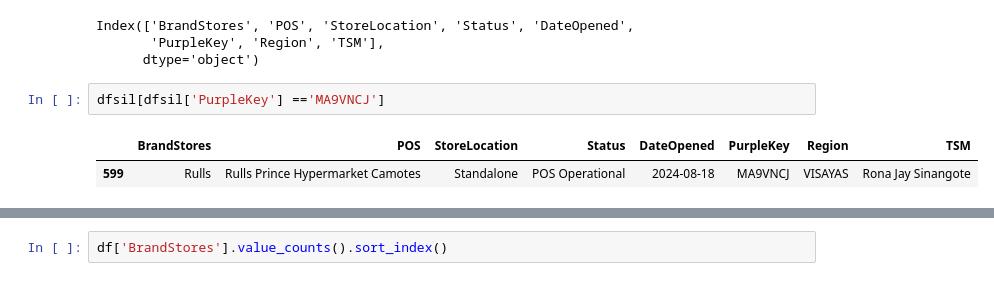
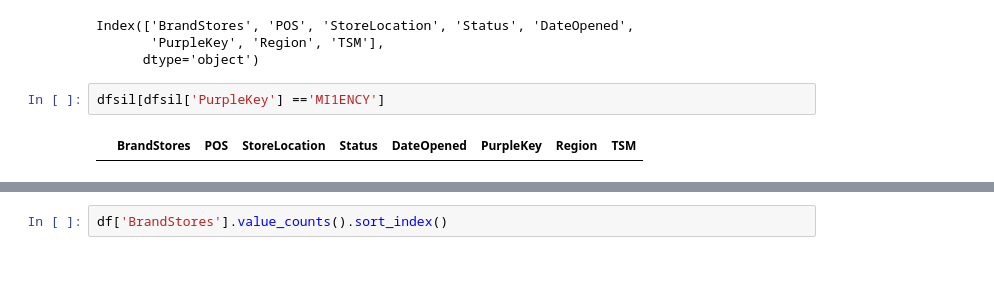
Before and after one commit to dchakroborti-tonik/POS_Addition, a Jupyter notebook: Notebook/Pos_mapping_new.ipynb, the cells around one changed output, grey strips where cells are left out. Saved outputs shown, nothing was run; the diff lists cells and outputs as text.

```diff
--- a/Notebook/Pos_mapping_new.ipynb
+++ b/Notebook/Pos_mapping_new.ipynb
@@ -277,10 +234,9 @@ Index(['BrandStores', 'POS', 'StoreLocation', 'Status', 'DateOpened',
        'PurpleKey', 'Region', 'TSM'],
       dtype='object')
 # %%
-dfsil[dfsil['PurpleKey'] =='MA9VNCJ']
+dfsil[dfsil['PurpleKey'] =='MI1ENCY']
 # %% [output]
 |  | BrandStores | POS | StoreLocation | Status | DateOpened | PurpleKey | Region | TSM |
-| 599 | Rulls | Rulls Prince Hypermarket Camotes | Standalone | POS Operational | 2024-08-18 | MA9VNCJ | VISAYAS | Rona Jay Sinangote |
 # %%
 # Set table_id to the ID of the table to append to.
 table_id = "prj-prod-dataplatform.dap_ds_poweruser_playground.POS_TSM_MAPIING1"
```
Also changed, not shown: parts of 36 cells of this notebook, 3 other files.
